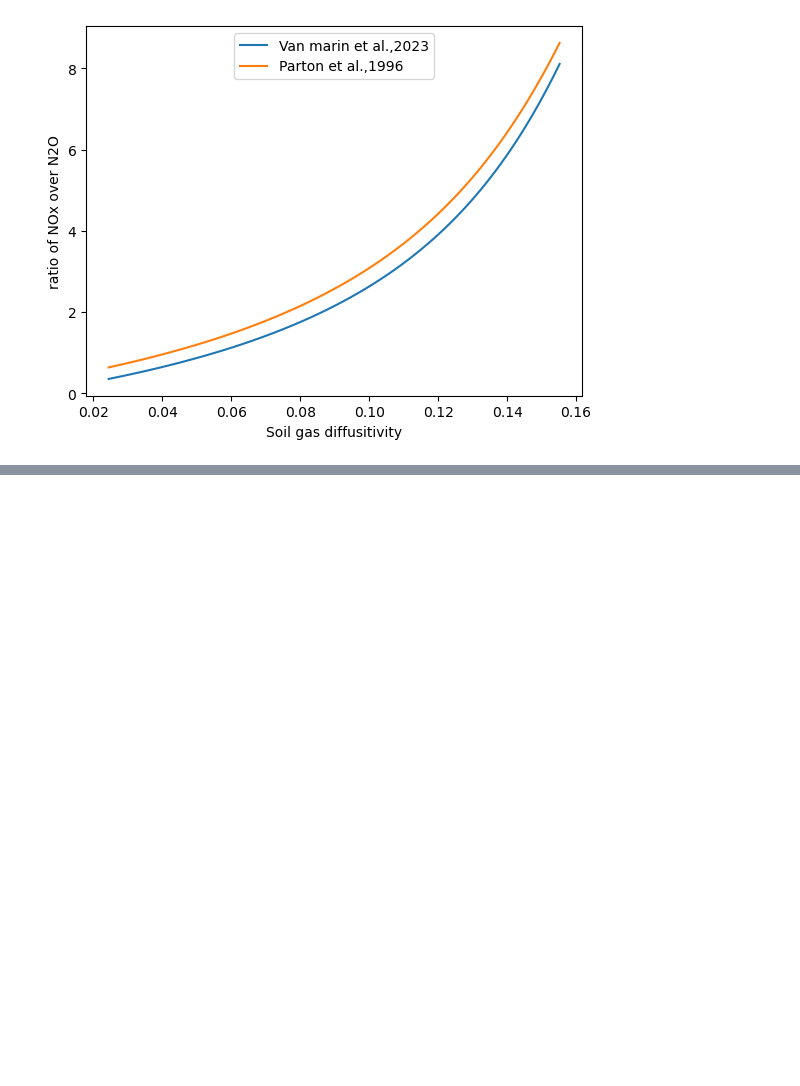
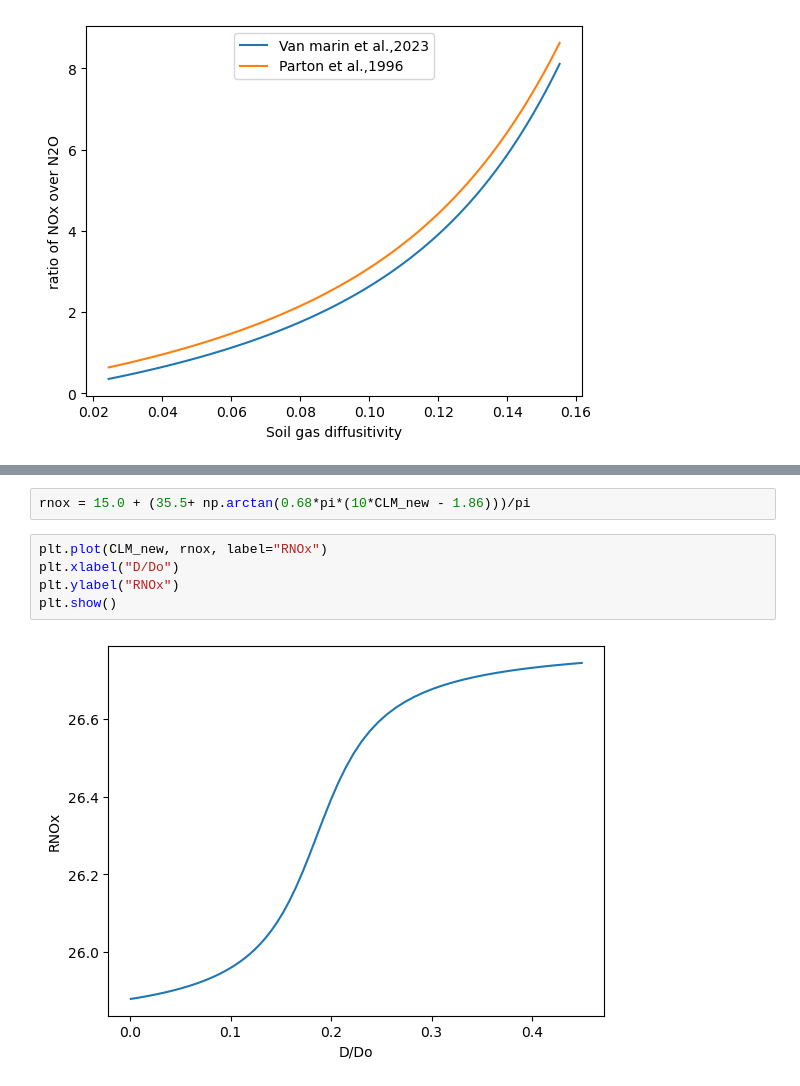
Before and after one commit to jinmuluo/ABCI, a Jupyter notebook: pH.ipynb, the cells around one changed output, grey strips where cells are left out. Cells and saved outputs as stored; diff of their text form; blank space fills up the shorter version.

```diff
--- a/pH.ipynb
+++ b/pH.ipynb
@@ -64,0 +68,9 @@ plt.show()
+# %%
+rnox = 15.0 + (35.5+ np.arctan(0.68*pi*(10*CLM_new - 1.86)))/pi
+# %%
+plt.plot(CLM_new, rnox, label="RNOx")
+plt.xlabel("D/Do")
+plt.ylabel("RNOx")
+plt.show()
+# %% [output]
+[figure, added]
```
Also changed, not shown: parts of 3 cells of this notebook.
